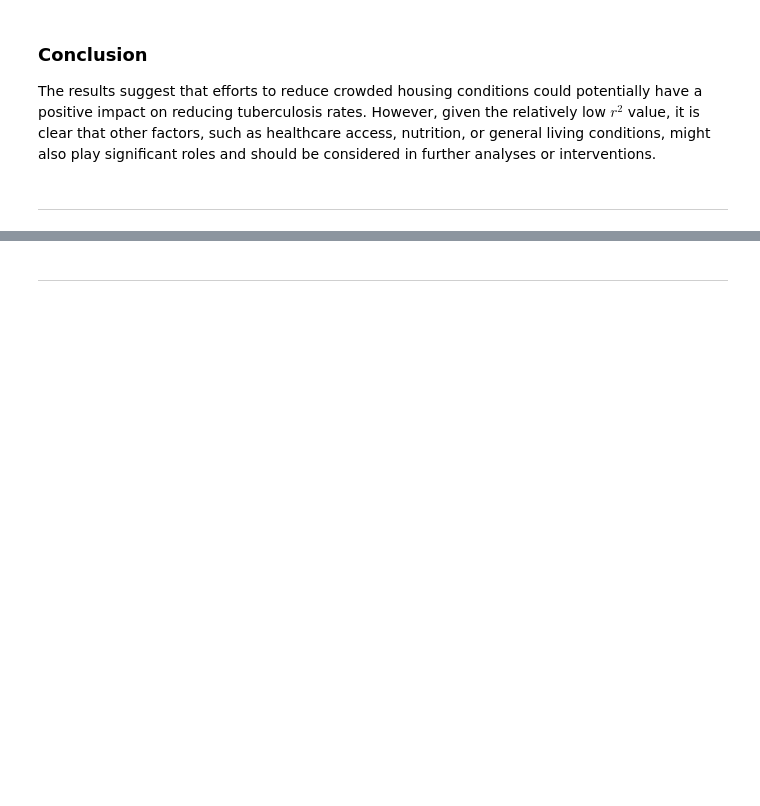
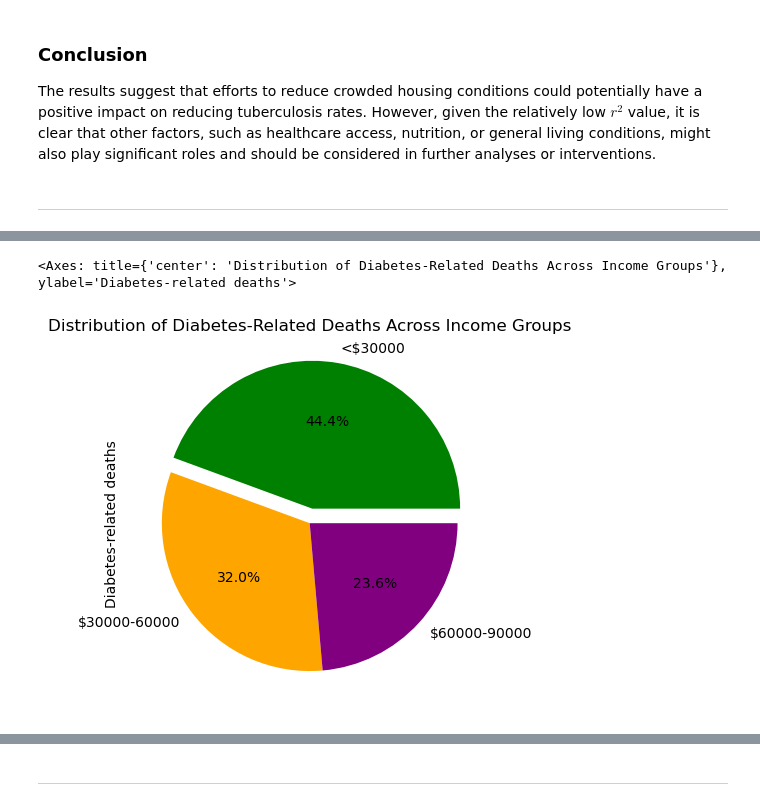
Before and after one commit to jroelofsz/Project1, a Jupyter notebook: main.ipynb, the cells around one changed output, grey strips where cells are left out. Drawn from its saved outputs; the diff is of its cells as text; code cells hidden in the pictures; blank space fills up the shorter version.

```diff
--- a/main.ipynb
+++ b/main.ipynb
@@ -299,0 +315,20 @@ Didem
+# %%
+econ_clean_df = clean_df.copy()
+bins = [0, 30000, 60000, 90000]
+group_labels = ["<$30000", "$30000-60000", "$60000-90000"]
+ranges = econ_clean_df["Per Capita Income"]
+econ_clean_df["Per Capita Income Ranges"] = pd.cut(econ_clean_df["Per Capita Income"], bins, labels=group_labels, right=False)
+# %%
+grouped_income_diabetes = econ_clean_df.groupby(["Per Capita Income Ranges"])["Diabetes-related"].mean()
+
+reset_income_diabetes = grouped_income_diabetes.reset_index()
+# %%
+labels = ["<$30000","$30000-60000","$60000-90000"]
+colors = ["green","orange","purple"]
+explode=[0.1,0,0]
+diabetes_pie = reset_income_diabetes.plot(kind="pie", y="Diabetes-related", labels=labels, legend=False, colors=colors, explode=explode, ylabel="Diabetes-related deaths", autopct='%1.1f%%')
+plt.title("Distribution of Diabetes-Related Deaths Across Income Groups")
+diabetes_pie
+# %% [output]
+<Axes: title={'center': 'Distribution of Diabetes-Related Deaths Across Income Groups'}, ylabel='Diabetes-related deaths'>
+[figure, added]
```
Also changed, not shown: parts of 9 cells of this notebook, 13 other files.
